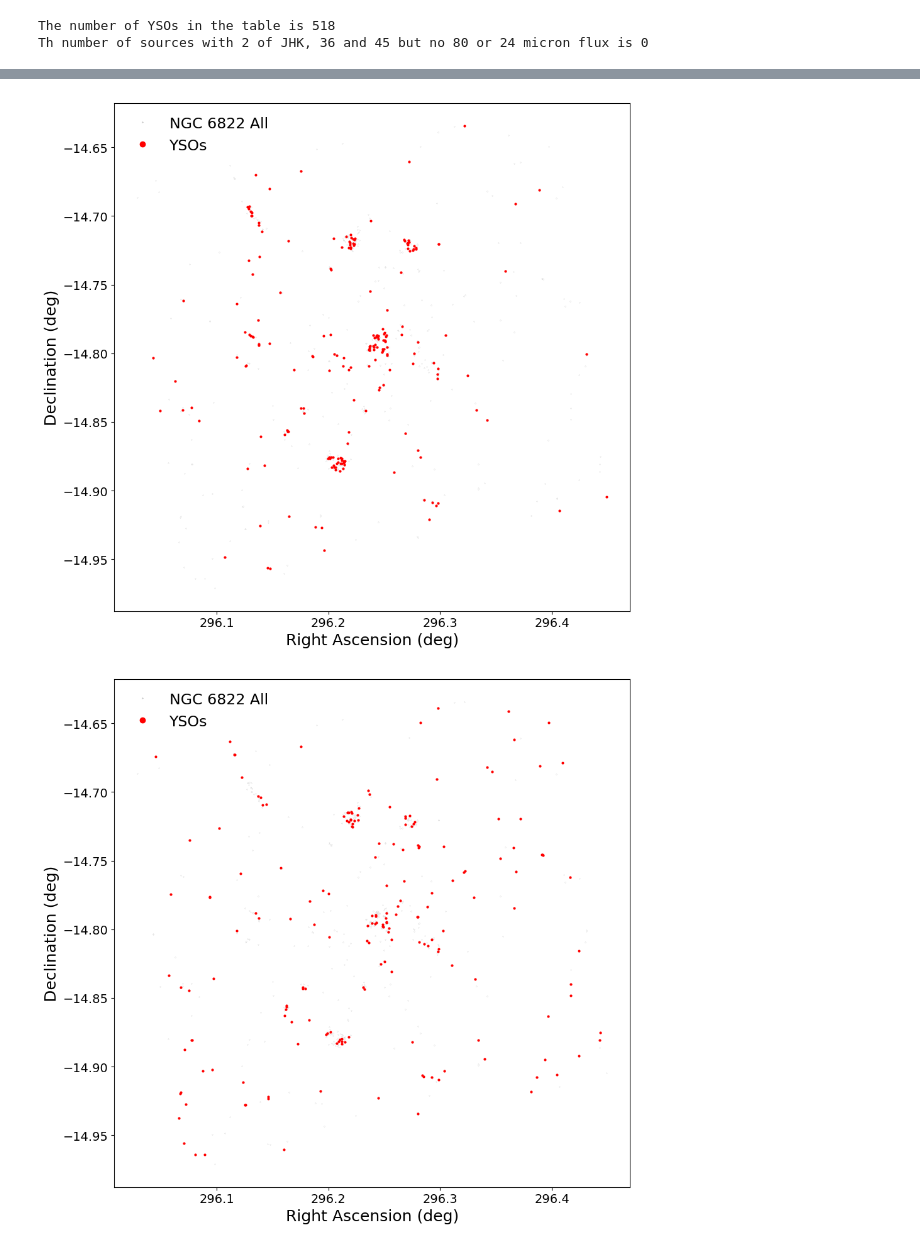
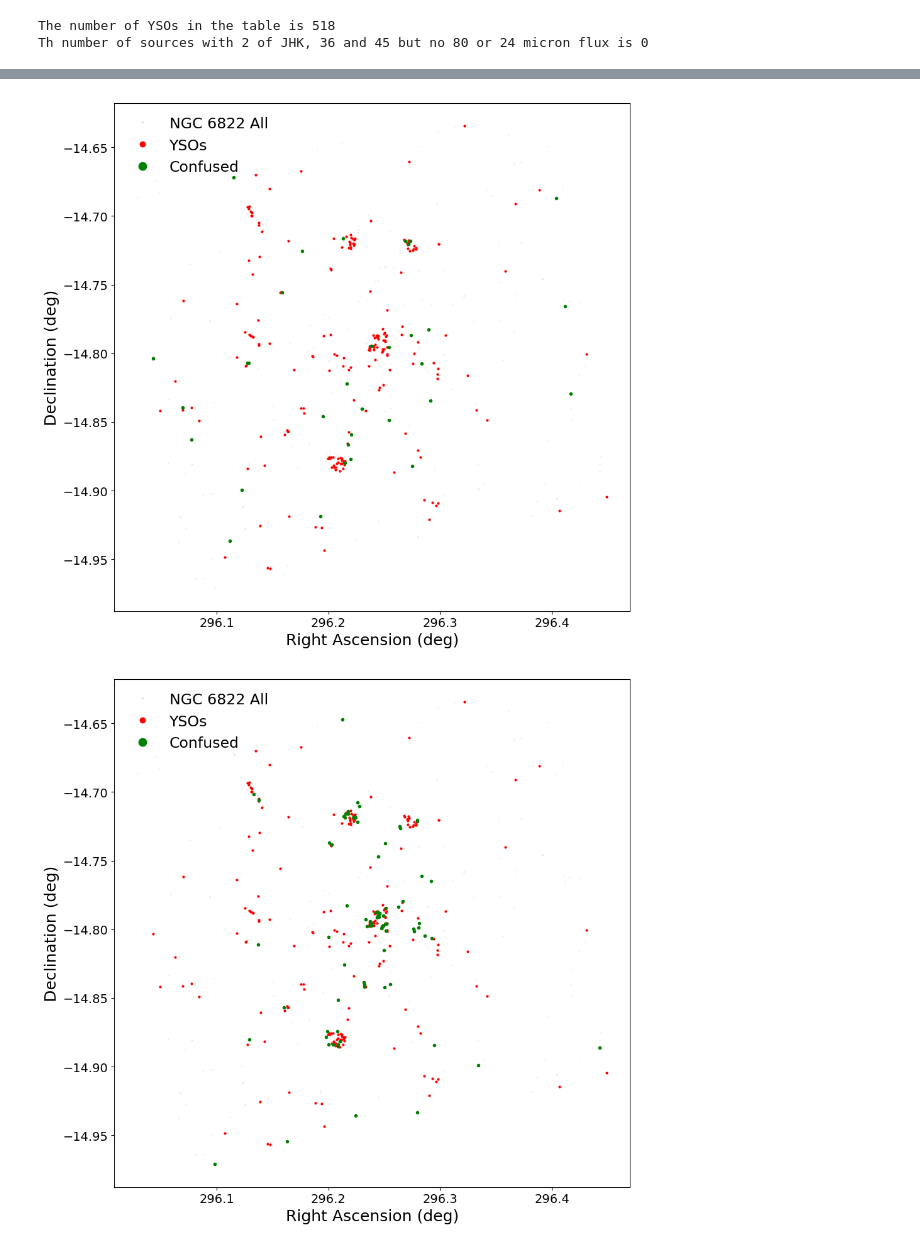
Before and after one commit to MichaelSharp7/YSOs, a Jupyter notebook: SED2006.ipynb, the cells around one changed output, grey strips where cells are left out. Cells and saved outputs as stored; diff of their text form; code cells hidden in the pictures.

```diff
--- a/SED2006.ipynb
+++ b/SED2006.ipynb
@@ -249,4 +260,5 @@ write_parameter_ranges(input_param_file, output_param_file,select_format=('F', 3
 # %%
+# Function to overplot a set of candidates onto the galaxy
 def location_plot(sp_idx,plot_idx):
     # Plot the cataloge data on the sky
     # Setting up plotting sizes
@@ -278,37 +290,82 @@ def location_plot(sp_idx,plot_idx):
     # Add a legend and a title
     plt.legend(loc="upper left",frameon=False, scatterpoints=1, numpoints=1, markerscale=3.)
 
     #plt.savefig("bla.pdf", bbox_inches='tight')    # Saves the figure is uncommented
     plt.tight_layout()
     plt.show()
     plt.close()
 
+
+# Read in YSO table to plot as background
 table_file = '/scratch/s1625982/NGC6822/env/NGC6822_YSOs.csv'
 table = ascii.read(table_file, data_start=1)
 
+# Find reliably-scored sources and index their positions
 reliable_idx=((table['SpNum']>=3)|((table['HJKNum']>=2) & (table['45 data?']==1) & (table['36 data?']==1)))
 reliable_cat=table[reliable_idx]
 idx_rel_score=np.where(reliable_cat['YSO Score']>=3)
 
-#idx_to_plot = ascii.read('/scratch/s1625982/NGC6822/env/sp_bad_loc.txt', data_start=1)
-
-import numpy as np
+# Define specific sources to plot
 idx_to_plot_YSO = np.array([1,5,9,16,17,25,28,38,45,46,53,54,56,59,60,61,62,64,65,66,69,70,72,73,74,75,76,77,78,82,86,88,89,91,92,93,94,95,97,
                        100,102,105,106,107,110,116,120,123,124,125,126,129,132,133,137,139,146,147,149,153,156,157,162,170,172,174,175,177,178,179,180,186,187,188,189,190,191,192,194,195,
                        201,202,205,207,208,210,211,213,215,219,220,221,223,224,226,229,232,235,240,245,246,248,250,251,252,253,254,256,258,261,270,271,272,273,275,277,279,
                        301,308,309,311,313,314,316,317,318,325,326,327,328,329,332,334,338,340,342,343,347,349,351,354,355,362,363,364,367,369,371,373,374,378,380,382,384,388,393,397,398,399,
                        400,407,412,419,420,422,425,427,430,434,435,436,438,440,441,442,444,452,453,457,459,460,462,463,471,472,479,485,493,
                        501,502,505,508,509,510,511,514,516,522,527,529,532,537,544,549,555,566,578,583])
-location_plot(idx_rel_score,idx_to_plot_YSO)
+#location_plot(idx_rel_score,idx_to_plot_YSO)
 
 idx_to_plot_SP = np.array([3,7,8,10,11,12,13,18,19,20,21,22,24,26,27,29,30,31,32,34,35,37,39,42,43,44,47,49,51,52,55,80,85,87,96,98,
                            101,103,104,111,113,115,117,118,119,127,128,130,131,135,136,140,144,145,148,151,155,159,161,166,167,176,193,
                            203,206,209,212,214,222,233,238,239,244,247,249,255,257,262,264,265,266,267,276,286,289,290,295,298,
                            304,306,307,310,312,323,324,331,333,335,337,339,350,353,359,365,366,368,377,387,391,394,395,396,
                            402,404,406,409,410,411,413,414,417,424,426,428,429,432,445,450,451,456,461,464,468,469,470,474,476,478,480,483,484,486,489,490,496,498,499,
                            506,512,513,515,517,519,520,521,523,524,526,528,530,531,534,536,538,539,540,542,545,546,547,548,550,552,553,554,556,557,558,559,560,561,562,565,567,570,571,572,574,575,581,582])
 
-location_plot(idx_rel_score,idx_to_plot_SP)
+#location_plot(idx_rel_score,idx_to_plot_SP)
+
+# Function to overplot two sets of candidates onto the galaxy
+def location_plot_two(sp_idx,plot_idx,conf_idx):
+    # Plot the cataloge data on the sky
+    # Setting up plotting sizes
+    # plt.rc("text",  usetex=True)         # Allows latex commands
+    plt.rcParams.update(plt.rcParamsDefault)       #Keeps the background white
+    plt.rc('font', family='sans-serif')
+    plt.rc("xtick", labelsize=14)
+    plt.rc("ytick", labelsize=14)
+    plt.rc("axes", labelsize=14)
+    plt.rc("legend", fontsize=17)
+    # plt.rcdefaults()                    # Resets the parameters to their default values
+
+
+    # Setting up figure
+    plt.figure(figsize=(18,9))
+    ax = plt.gca()                        # Sets up active plot region
+
+    #Make 1st diagram for 1st reliable catalogue
+    plt.subplot(1,2,1)
+    # Make the actual plot
+    plt.plot(reliable_cat['RA'], reliable_cat['Dec'], '.', color='grey', ms=0.2, label="NGC 6822 All")
+
+    #overplot all reliable sources that meet the cut
+    plt.plot(reliable_cat['RA'][plot_idx], reliable_cat['Dec'][plot_idx], '.', color='red', ms=4, label="YSOs")
+    plt.plot(reliable_cat['RA'][conf_idx], reliable_cat['Dec'][conf_idx], '.', color='green', ms=6, label="Confused")
+
+    plt.xlabel('Right Ascension (deg)', size=18)
+    plt.ylabel('Declination (deg)', size=18)
+
+    # Add a legend and a title
+    plt.legend(loc="upper left",frameon=False, scatterpoints=1, numpoints=1, markerscale=3.)
+
+    #plt.savefig("bla.pdf", bbox_inches='tight')    # Saves the figure is uncommented
+    plt.tight_layout()
+    plt.show()
+    plt.close()
+
+# Define specific sources to plot
+idx_to_plot_good_sp_to_confused = np.array([2,15,23,40,41,48,58,63,112,134,152,154,218,231,237,243,259,260,294,321,403,405,431,439,447,448,482,491,494,451,563,569,573])
+location_plot_two(idx_rel_score,idx_to_plot_YSO,idx_to_plot_good_sp_to_confused)
+idx_to_plot_bad_sp_to_confused = np.array([36,67,79,84,90,114,121,158,160,163,165,169,181,184,196,198,199,200,204,217,225,227,230,234,236,241,242,269,278,280,281,283,284,292,296,299,300,302,305,315,320,322,336,341,344,345,348,352,356,357,360,361,370,372,375,379,383,385,389,390,392,408,415,416,418,423,455,458,465,466,467,475,477,481,487,495,497,504,533,580])
+location_plot_two(idx_rel_score,idx_to_plot_YSO,idx_to_plot_bad_sp_to_confused)
 # %% [output]
-[figure, old version]
+[figure, new version]
-[figure, old version]
+[figure, new version]
```
Also changed, not shown: parts of 10 cells of this notebook, 3 other files.
